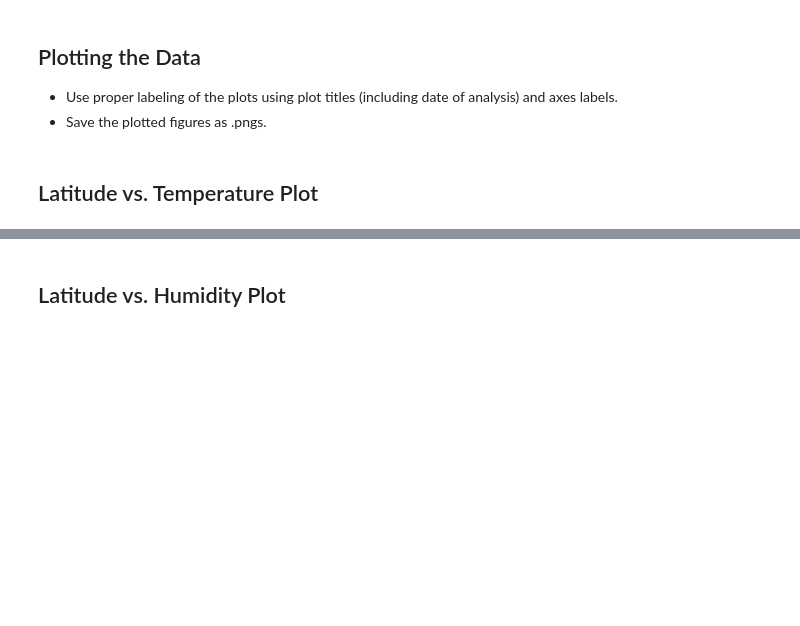
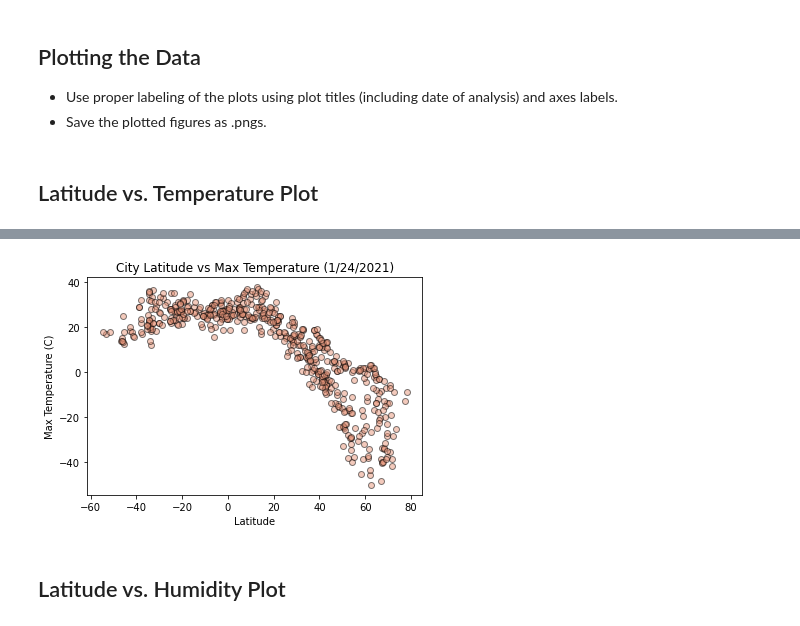
Before and after one commit to c-kleerun/python-api-challenge, a Jupyter notebook: WeatherPy/WeatherPy.ipynb, the cells around one changed output, grey strips where cells are left out. Saved outputs shown, nothing was run; the diff lists cells and outputs as text; code cells hidden in the pictures; blank space fills up the shorter version.

```diff
--- a/WeatherPy/WeatherPy.ipynb
+++ b/WeatherPy/WeatherPy.ipynb
@@ -204,2 +199,13 @@ Int64Index([], dtype='int64')
+# %%
+x=city_data['Lat']
+y=city_data['Max Temp']
+
+plt.scatter(x, y, facecolor = 'darksalmon', alpha = .5, edgecolor='k')
+plt.title('City Latitude vs Max Temperature (1/24/2021)')
+plt.ylabel('Max Temperature (C)')
+plt.xlabel('Latitude')
+plt.show()
+# %% [output]
+[figure, added]
 # %% [markdown]
 ## Latitude vs. Humidity Plot
```
Also changed, not shown: parts of 28 cells of this notebook, 1 other file.
